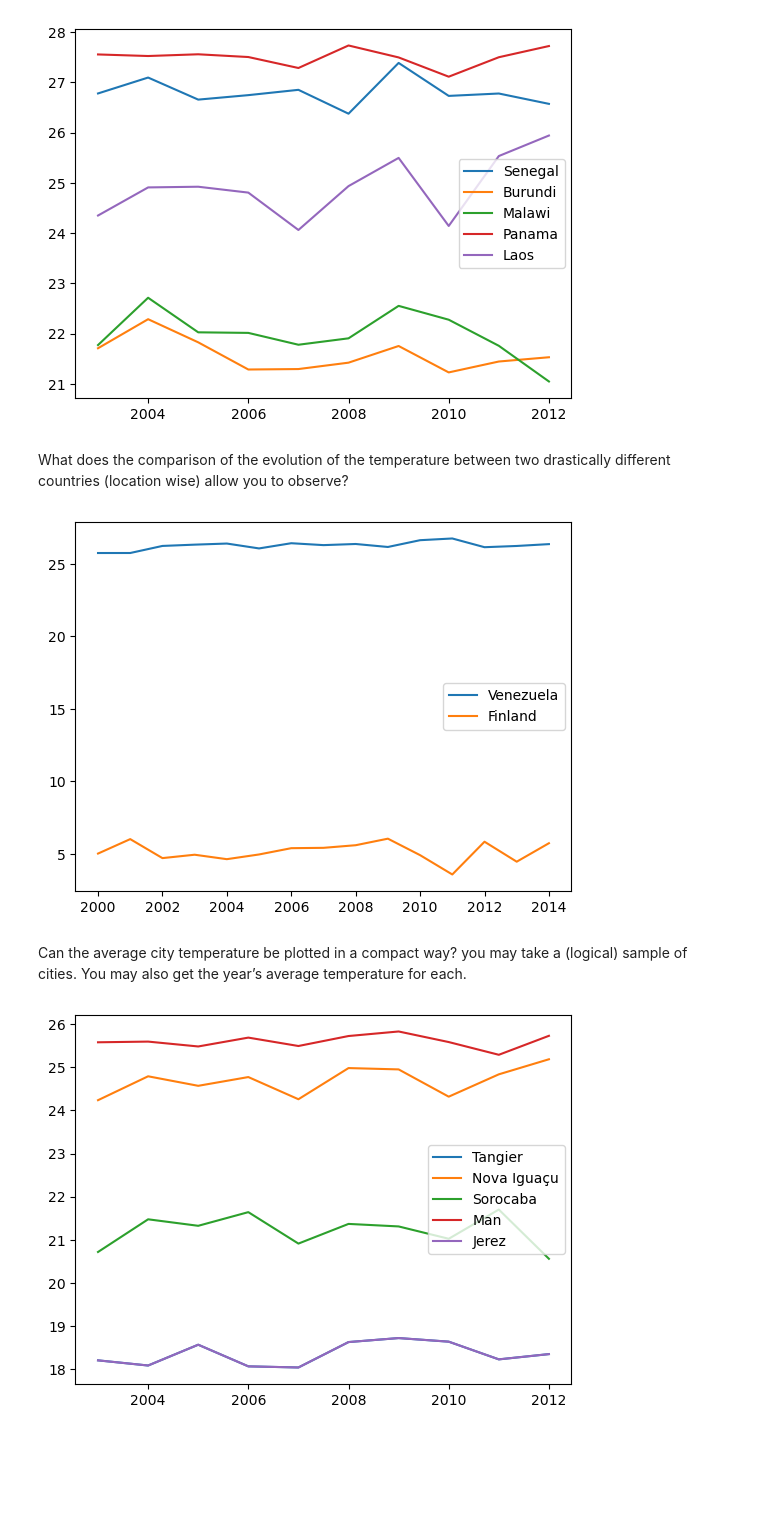
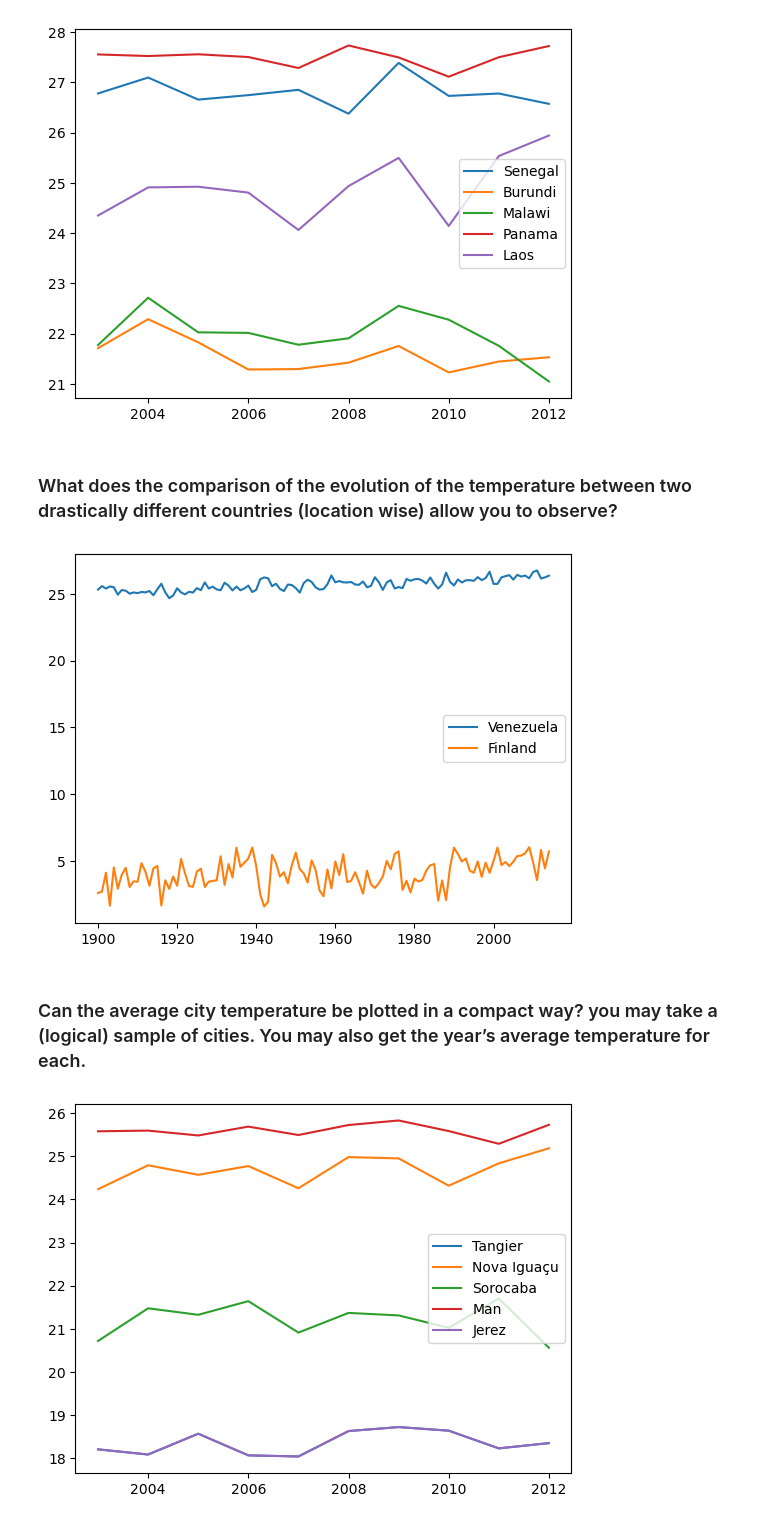
Before and after one commit to TanZng/ot6-cloud, a Jupyter notebook: analytics.ipynb, the cells around one changed output. Saved outputs shown, nothing was run; the diff lists cells and outputs as text; code cells hidden in the pictures; blank space fills up the shorter version.

```diff
--- a/analytics.ipynb
+++ b/analytics.ipynb
@@ -68,28 +73,26 @@ plt.show()
 # %% [output]
 [figure]
 # %% [markdown]
-What does the comparison of the evolution of the temperature
-between two drastically different countries (location wise) allow you to
-observe?
+### What does the comparison of the evolution of the temperature between two drastically different countries (location wise) allow you to observe?
 # %%
 # compare with max lat vs min lat
 # compare with max long vs min long
 countries = ["Venezuela", "Finland"]
-years = range(2000, 2015)
+years = range(1900, 2015)
 
 for country in countries[:5]:
     # get average temperature
     df_city = df_per_city.loc[df_per_city["Country"] == country]
     mean_city_temp = df_city.AverageTemperature.mean()
     df_city_year = df_city.groupby(df_city.date.dt.year)['AverageTemperature'].mean()
-    plt.plot(years, df_city_year.tail(15).to_list(), label = country)
+    plt.plot(years, df_city_year.tail(115).to_list(), label = country)
 
 plt.legend()
 plt.show()
 # %% [output]
-[figure, old version]
+[figure, new version]
 # %% [markdown]
-Can the average city temperature be plotted in a compact way? you may take a (logical) sample of cities. You may also get the year’s average temperature for each.
+### Can the average city temperature be plotted in a compact way? you may take a (logical) sample of cities. You may also get the year’s average temperature for each.
 # %%
 cities = list(set(df_per_city.City.to_list()))
 years = range(2003, 2013)
```
Also changed, not shown: parts of 27 cells of this notebook.
